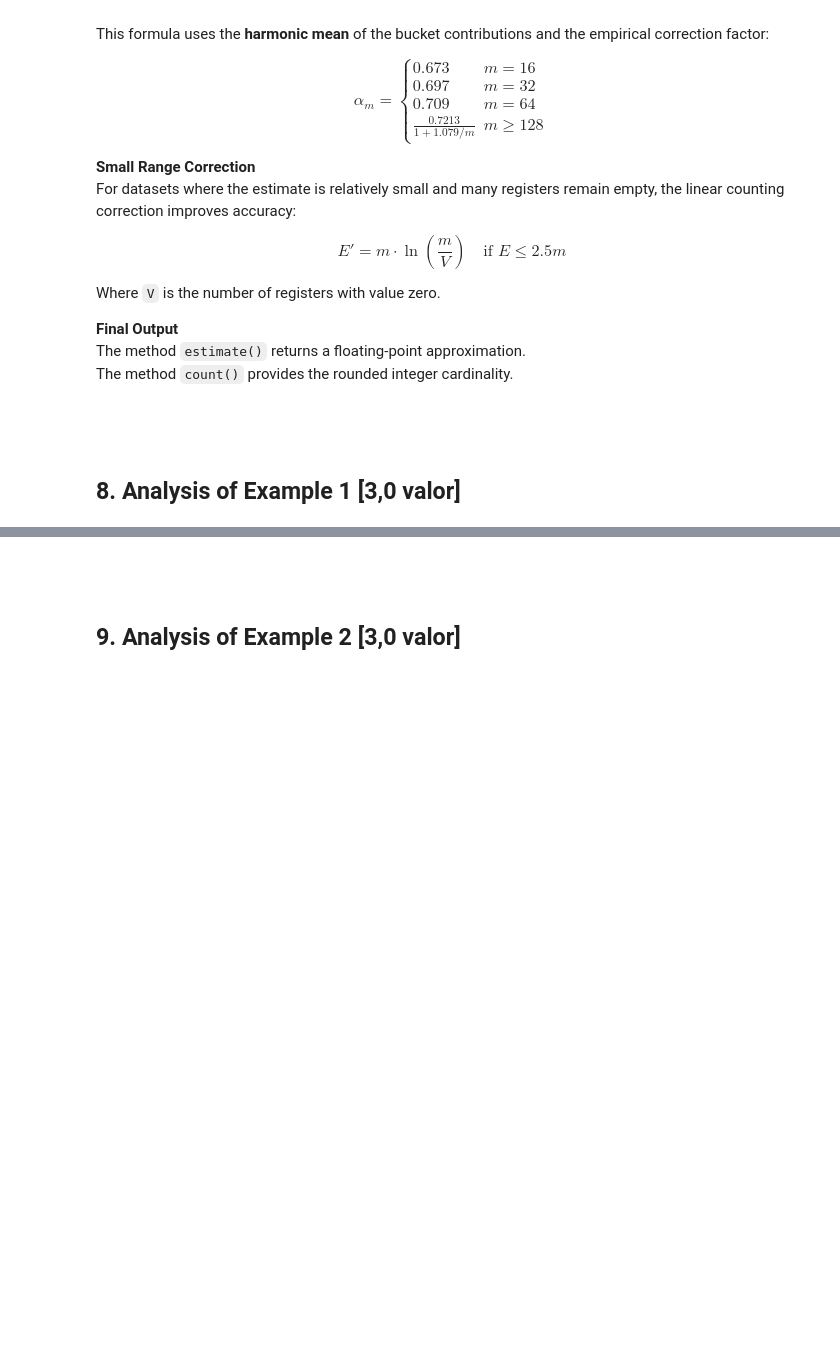
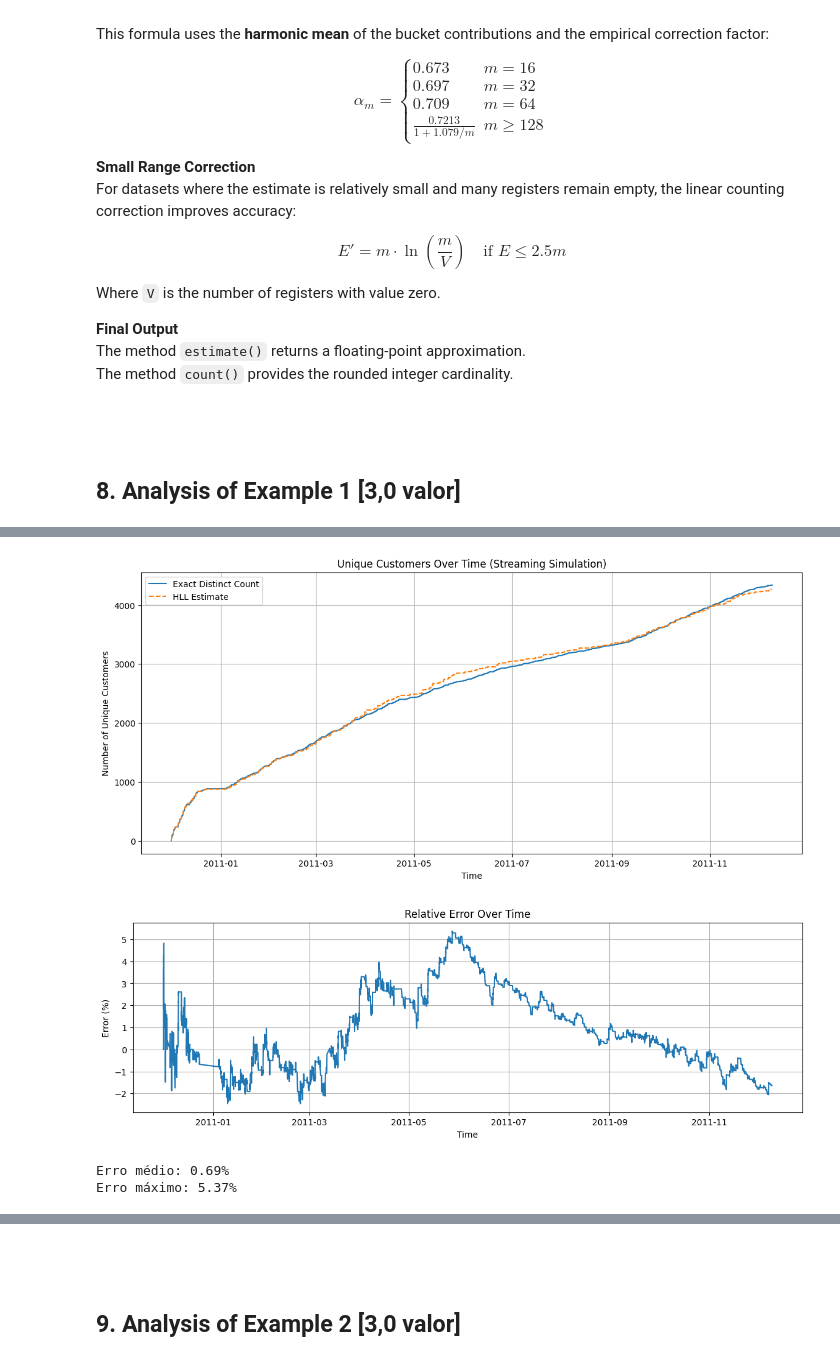
Before and after one commit to jvbdf/tmbd_work1, a Jupyter notebook: WorkTemplate.ipynb, the cells around one changed output, grey strips where cells are left out. Cells and saved outputs as stored; diff of their text form; code cells hidden in the pictures; blank space fills up the shorter version.

```diff
--- a/WorkTemplate.ipynb
+++ b/WorkTemplate.ipynb
@@ -298,3 +323,24 @@ The goal is to estimate, in real time, the number of **unique customers** who ha
 Other variables are used for contextual purposes:
 - **`InvoiceDate`** is used to order the transactions chronologically, forming the basis of the data stream.
 - **`Country`** allows the study of customer diversity across geographic regions and serves as a grouping variable for distributed HLL estimation.
+# %%
+
+retail_data = fetch_ucirepo(id=352)
+df = retail_data.data.original
+
+# Data cleaning
+df = df.dropna(subset=["CustomerID"])
+df = df[df["Quantity"] > 0]
+
+# Convert date/time and sort
+df["InvoiceDate"] = pd.to_datetime(df["InvoiceDate"])
+df = df.sort_values("InvoiceDate")
+
+# Normalize CustomerID type
+df["CustomerID"] = df["CustomerID"].astype(str)
+
+# Keep only relevant columns
+df = df[["InvoiceDate", "CustomerID", "Country"]]
+
+print("Data cleaned successfully!")
+df.head()
@@ -454,0 +559,26 @@ class HyperLogLog:
+# %%
+plt.figure(figsize=(14,6))
+plt.plot(timestamps, exact_counts, label="Exact Distinct Count")
+plt.plot(timestamps, hll_counts, label="HLL Estimate", linestyle="dashed")
+plt.title("Unique Customers Over Time (Streaming Simulation)")
+plt.xlabel("Time")
+plt.ylabel("Number of Unique Customers")
+plt.legend()
+plt.grid(True)
+plt.show()
+
+plt.figure(figsize=(14,4))
+plt.plot(timestamps, errors)
+plt.title("Relative Error Over Time")
+plt.xlabel("Time")
+plt.ylabel("Error (%)")
+plt.grid(True)
+plt.show()
+
+print(f"Erro médio: {sum(errors)/len(errors):.2f}%")
+print(f"Erro máximo: {max(errors):.2f}%")
+# %% [output]
+[figure, added]
+[figure, added]
+Erro médio: 0.69%
+Erro máximo: 5.37%
```
Also changed, not shown: parts of 8 cells of this notebook.
